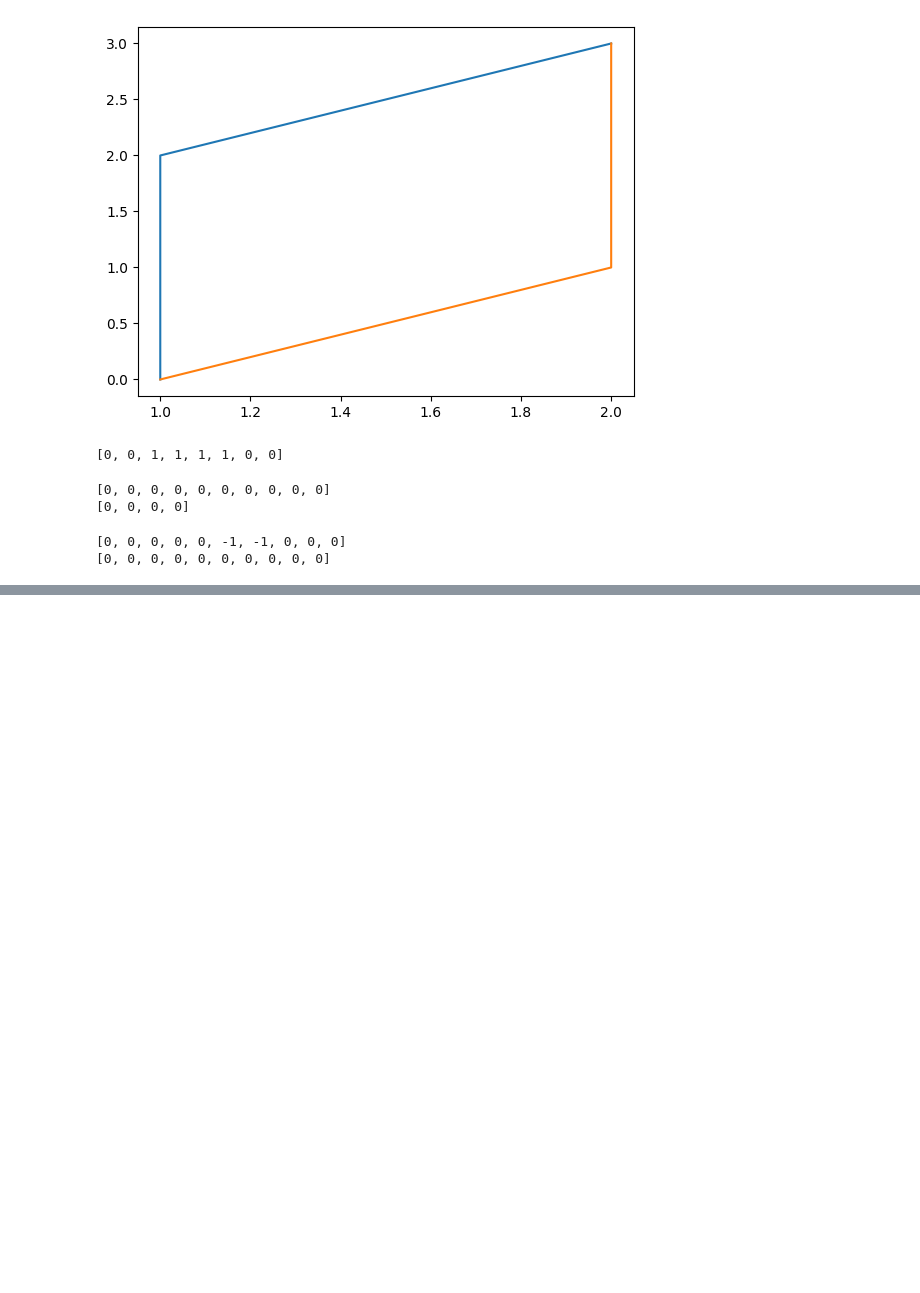
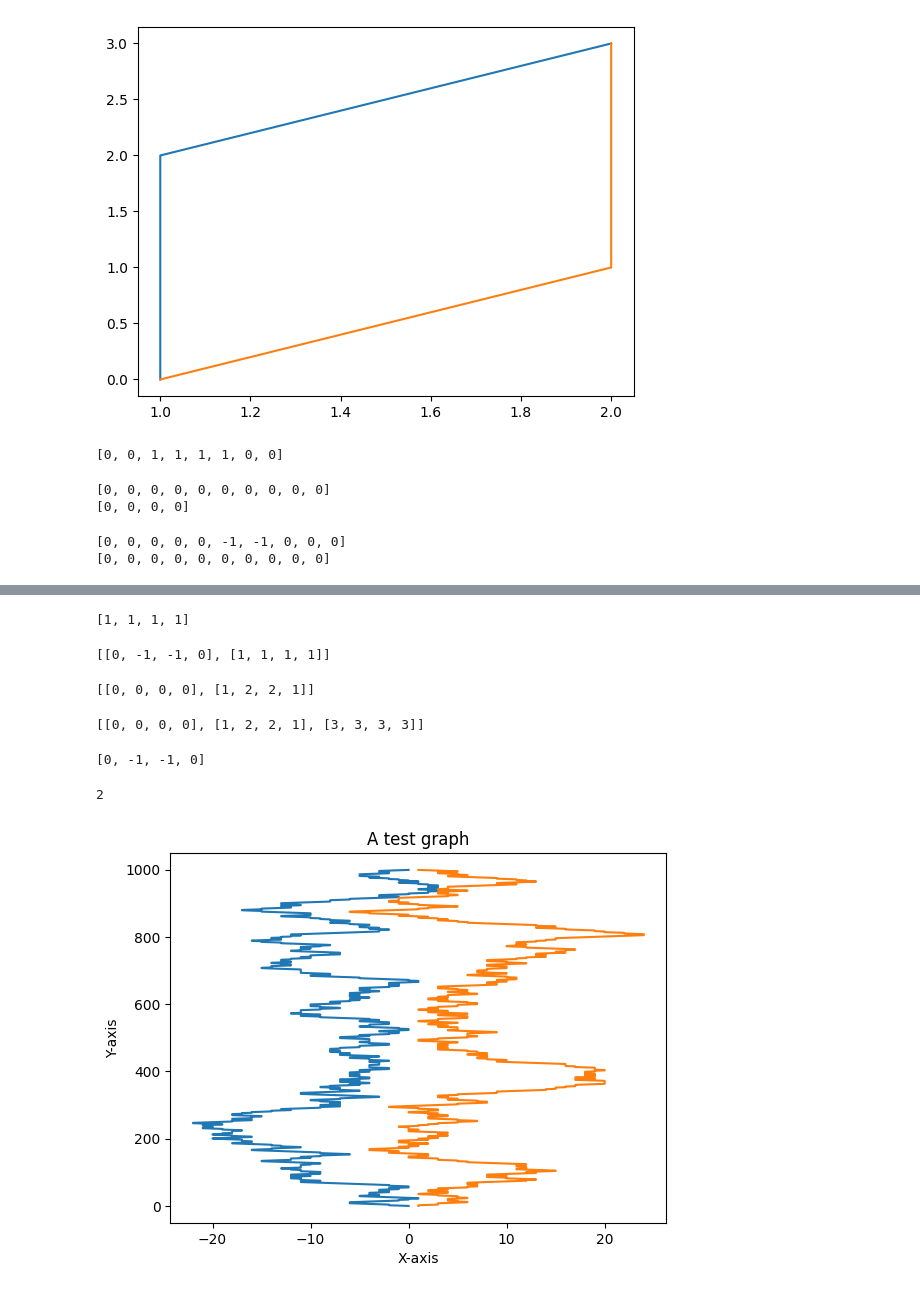
Before and after one commit to asaenz16/QMCspin, a Jupyter notebook: WorldLinesV1.ipynb, the cells around one changed output, grey strips where cells are left out. Drawn from its saved outputs; the diff is of its cells as text; code cells hidden in the pictures; blank space fills up the shorter version.

```diff
--- a/WorldLinesV1.ipynb
+++ b/WorldLinesV1.ipynb
@@ -244,0 +249,19 @@ plt.plot(wl, range(t))
+# %%
+def exclusion(wl1, wl2):
+    if len(wl1) != 4:
+        return False
+    if len(wl2) != 4:
+        return False
+    if len(list(set(wl1)& set(wl2))) >0:
+        return False
+    return True
+# %%
+t = 10
+n=2
+steps = t**2
+WL =[]
+for i in range(n):
+    WL.append([i]*t)
+print(WL[1][0:4])
+# %% [output]
+[1, 1, 1, 1]
@@ -244,0 +333,49 @@ plt.plot(wl, range(t))
+# %%
+random_update_le([0, 0, 0, 0], [1,1,1,1], 1)
+# %% [output]
+[[0, -1, -1, 0], [1, 1, 1, 1]]
+# %%
+random_update_re([0, 0, 0, 0], [1,1,1,1], 1)
+# %% [output]
+[[0, 0, 0, 0], [1, 2, 2, 1]]
+# %%
+random_update_b([0, 0, 0, 0], [1,1,1,1], [3, 3, 3,3], 1)
+# %% [output]
+[[0, 0, 0, 0], [1, 2, 2, 1], [3, 3, 3, 3]]
+# %%
+random_update_one([0, 0, 0, 0], 1)
+# %% [output]
+[0, -1, -1, 0]
+# %%
+t = 1000
+n=2
+steps = 10*t**2
+WL =[]
+for i in range(n):
+    WL.append([i]*t)
+#print(WL)
+for i in range(steps):
+    k = random.randrange(n)
+    if k==0:
+        if k==n-1:
+            WL[k] = random_update_one(WL[k], 0.5).copy()
+        else:
+            WL[k:k+2] = random_update_le(WL[k], WL[k+1], 0.5).copy()
+    else:
+        if k==n-1:
+            WL[k-1:k+1] = random_update_re(WL[k-1], WL[k], 0.5).copy()
+        else:
+            WL[k-1:k+2] = random_update_b(WL[k-1], WL[k], WL[k+1], 0.5).copy()
+print(len(WL))
+x =range(t)
+plt.xlabel("X-axis")
+plt.ylabel("Y-axis")
+plt.title("A test graph")
+for i in range(n):
+    plt.plot(WL[i], x,label = 'id %s'%i)
+#plt.legend()
+#plt.xlim(-1, n)
+plt.show()
+# %% [output]
+2
+[figure, added]
```
Also changed, not shown: parts of 13 cells of this notebook.
